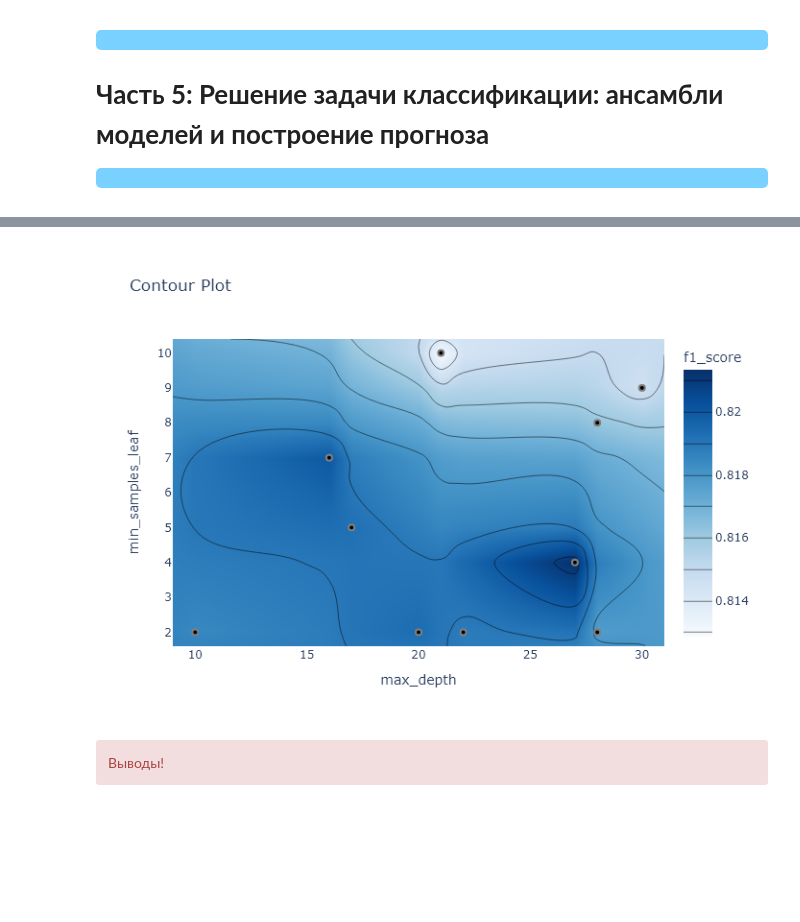
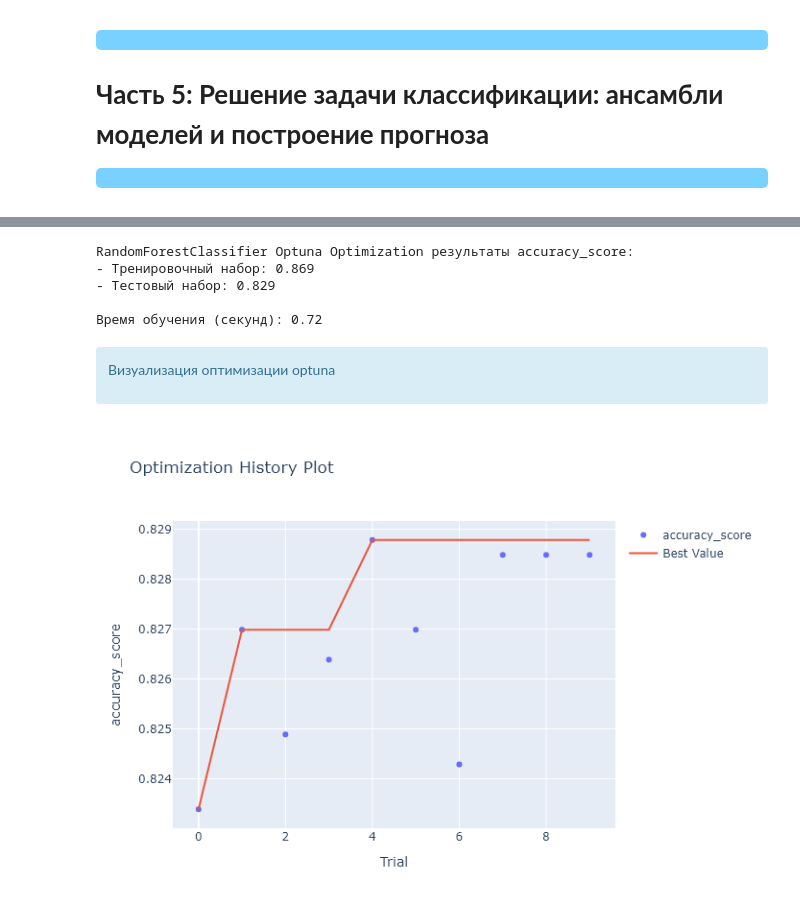
Before and after one commit to xndrf/Data_Science_Project, a Jupyter notebook: Bank_deposit/Project_4.ipynb, the cells around one changed output, grey strips where cells are left out. Cells and saved outputs as stored; diff of their text form; code cells hidden in the pictures; blank space fills up the shorter version.

```diff
--- a/Bank_deposit/Project_4.ipynb
+++ b/Bank_deposit/Project_4.ipynb
@@ -1120,14 +1179,0 @@ display(Image(filename="png/plot_param_importances.png"))
-# %%
-fig_pc = optuna.visualization.plot_contour(study_ranFor_opt, params=["max_depth", "min_samples_leaf"],
-                                  target_name="f1_score")
-
-# Сохранение графика в файл
-fig_pc.write_image("png/plot_contour.png", engine="kaleido")
-
-# Отображение графика на GITHUB
-display(Image(filename="png/plot_contour.png"))
-# %% [output]
-[figure, removed]
-# %% [markdown]
-<div class="alert alert-danger fade show">
-  Выводы!
@@ -1133,0 +1185,20 @@ display(Image(filename="png/plot_contour.png"))
+# %%
+o_metric(optuna, "RandomForestClassifier Optuna Optimization")
+# %% [output]
+RandomForestClassifier Optuna Optimization результаты accuracy_score:
+- Тренировочный набор: 0.869
+- Тестовый набор: 0.829
+
+Время обучения (секунд): 0.72
+# %% [markdown]
+<div class="alert alert-info">
+
+Визуализация оптимизации optuna
+# %%
+fig = vis.plot_optimization_history(study_ranFor_opt, target_name="accuracy_score")
+fig.write_image("png/plot_optimization_history.png", engine="kaleido")
+
+# Отображение графика на GITHUB
+display(Image(filename="png/plot_optimization_history.png"))
+# %% [output]
+[figure, added]
```
Also changed, not shown: parts of 48 cells of this notebook, 17 other files.
